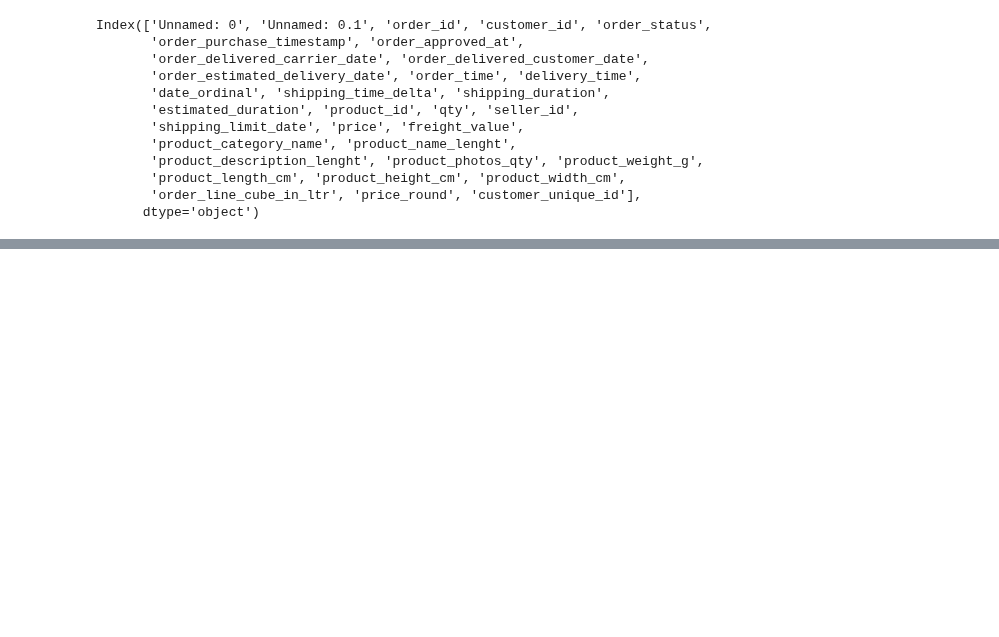
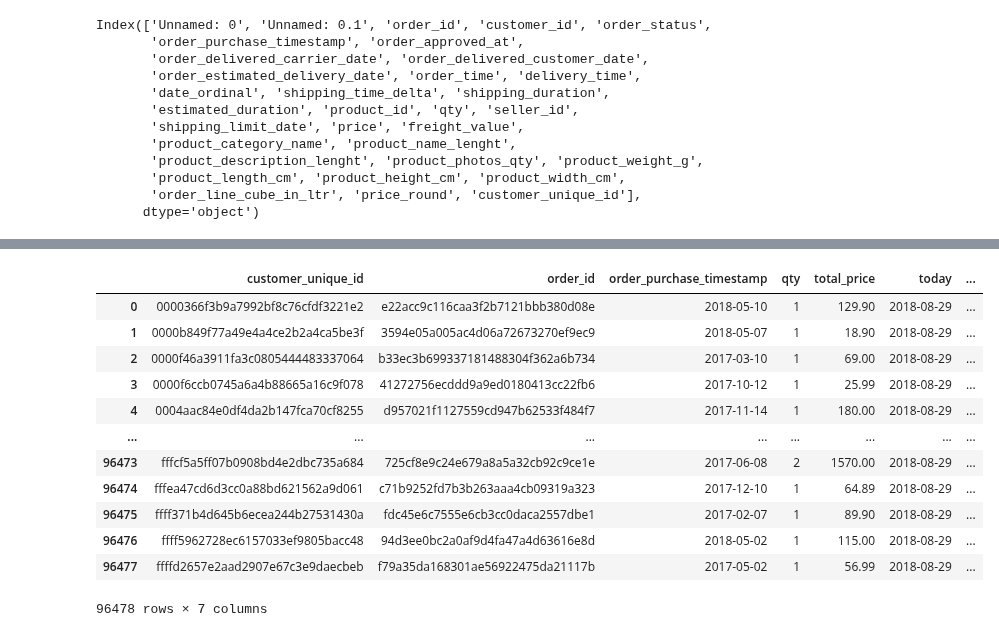
Before and after one commit to LarsTinnefeld/olist_ecom_analysis, a Jupyter notebook: 3 - Customer Segmentation/customer_segmentation.ipynb, the cells around one changed output, grey strips where cells are left out. Cells and saved outputs as stored; diff of their text form; code cells hidden in the pictures; blank space fills up the shorter version.

```diff
--- a/3 - Customer Segmentation/customer_segmentation.ipynb
+++ b/3 - Customer Segmentation/customer_segmentation.ipynb
@@ -254,0 +303,2 @@ plt.xlabel('time');
+# %%
+df = df[df['order_status']=='delivered']
@@ -254,0 +314,8 @@ plt.xlabel('time');
+# %%
+# Setting reference day
+df['today'] = df['order_purchase_timestamp'].max()
+# Date deltas
+df['delta_purchase_today'] = df['today'] - df['order_purchase_timestamp']
+# %%
+# Need to get the total price for an order line
+df['total_price'] = df['qty'] * df['price']
@@ -254,0 +331,20 @@ plt.xlabel('time');
+# %%
+# Grouping by customer and order (same order_id = same day)
+df_segmented_customers = df.groupby(['customer_unique_id', 'order_id'], as_index=False)\
+    .agg({'order_purchase_timestamp': 'first', 'qty': 'sum', 'total_price': 'sum', 'today': 'first', 'delta_purchase_today': 'first'})
+# %%
+df_segmented_customers
+# %% [output]
+|  | customer_unique_id | order_id | order_purchase_timestamp | qty | total_price | today | ... |
+| 0 | 0000366f3b9a7992bf8c76cfdf3221e2 | e22acc9c116caa3f2b7121bbb380d08e | 2018-05-10 | 1 | 129.90 | 2018-08-29 | ... |
+| 1 | 0000b849f77a49e4a4ce2b2a4ca5be3f | 3594e05a005ac4d06a72673270ef9ec9 | 2018-05-07 | 1 | 18.90 | 2018-08-29 | ... |
+| 2 | 0000f46a3911fa3c0805444483337064 | b33ec3b699337181488304f362a6b734 | 2017-03-10 | 1 | 69.00 | 2018-08-29 | ... |
+| 3 | 0000f6ccb0745a6a4b88665a16c9f078 | 41272756ecddd9a9ed0180413cc22fb6 | 2017-10-12 | 1 | 25.99 | 2018-08-29 | ... |
+| 4 | 0004aac84e0df4da2b147fca70cf8255 | d957021f1127559cd947b62533f484f7 | 2017-11-14 | 1 | 180.00 | 2018-08-29 | ... |
+| ... | ... | ... | ... | ... | ... | ... | ... |
+| 96473 | fffcf5a5ff07b0908bd4e2dbc735a684 | 725cf8e9c24e679a8a5a32cb92c9ce1e | 2017-06-08 | 2 | 1570.00 | 2018-08-29 | ... |
+| 96474 | fffea47cd6d3cc0a88bd621562a9d061 | c71b9252fd7b3b263aaa4cb09319a323 | 2017-12-10 | 1 | 64.89 | 2018-08-29 | ... |
+| 96475 | ffff371b4d645b6ecea244b27531430a | fdc45e6c7555e6cb3cc0daca2557dbe1 | 2017-02-07 | 1 | 89.90 | 2018-08-29 | ... |
+| 96476 | ffff5962728ec6157033ef9805bacc48 | 94d3ee0bc2a0af9d4fa47a4d63616e8d | 2018-05-02 | 1 | 115.00 | 2018-08-29 | ... |
+| 96477 | ffffd2657e2aad2907e67c3e9daecbeb | f79a35da168301ae56922475da21117b | 2017-05-02 | 1 | 56.99 | 2018-08-29 | ... |
+96478 rows × 7 columns
```
Also changed, not shown: parts of 30 cells of this notebook.
